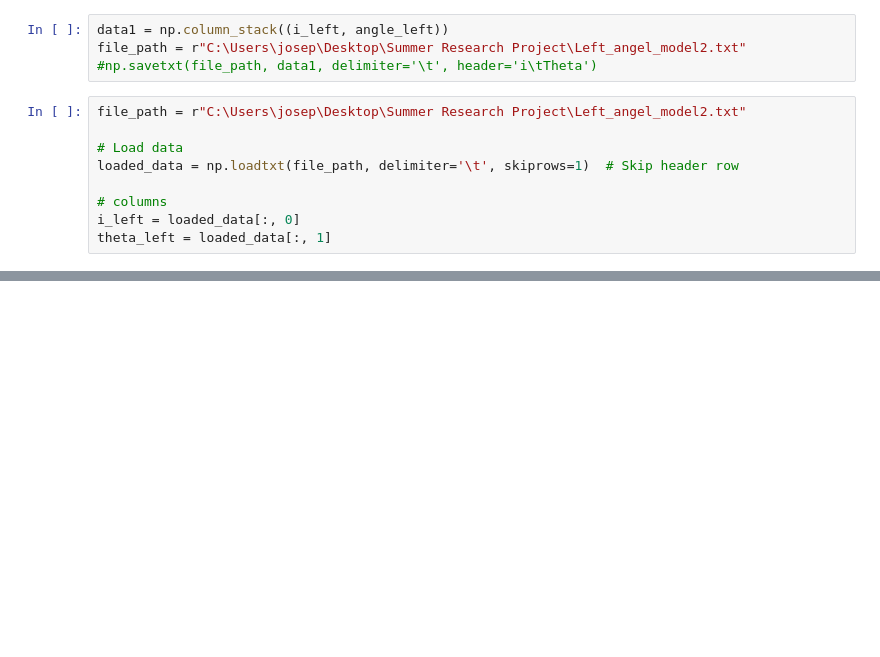
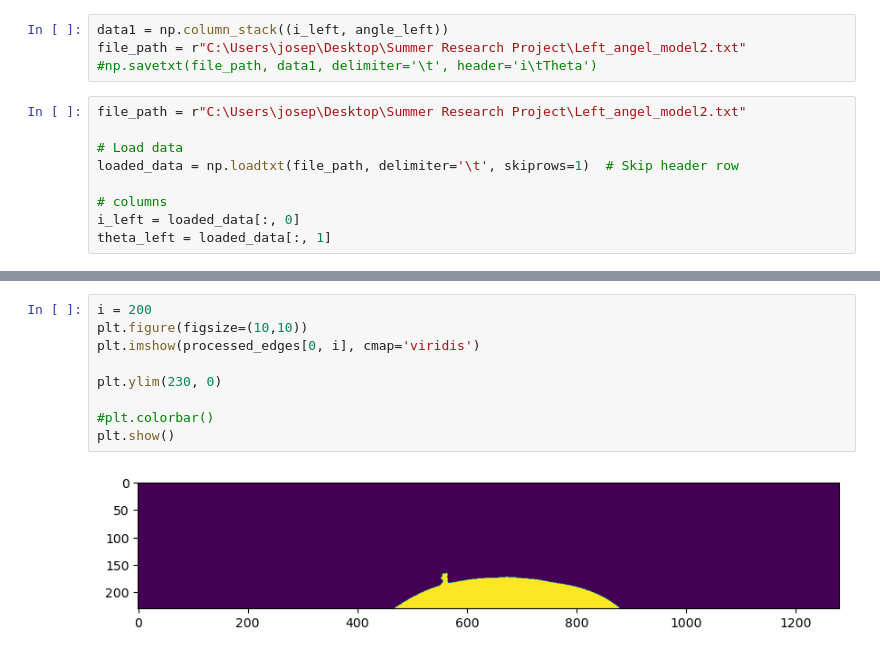
Before and after one commit to joeyanderson1/Summer_Droplet_Impact, a Jupyter notebook: COA Video (Model 2).ipynb, the cells around one changed output, grey strips where cells are left out. Saved outputs shown, nothing was run; the diff lists cells and outputs as text; blank space fills up the shorter version.

```diff
--- a/COA Video (Model 2).ipynb
+++ b/COA Video (Model 2).ipynb
@@ -294,0 +500,11 @@ plt.grid(True)
+# %%
+i = 200
+plt.figure(figsize=(10,10))
+plt.imshow(processed_edges[0, i], cmap='viridis')
+
+plt.ylim(230, 0)
+
+#plt.colorbar()
+plt.show()
+# %% [output]
+[figure, added]
```
Also changed, not shown: parts of 10 cells of this notebook.
